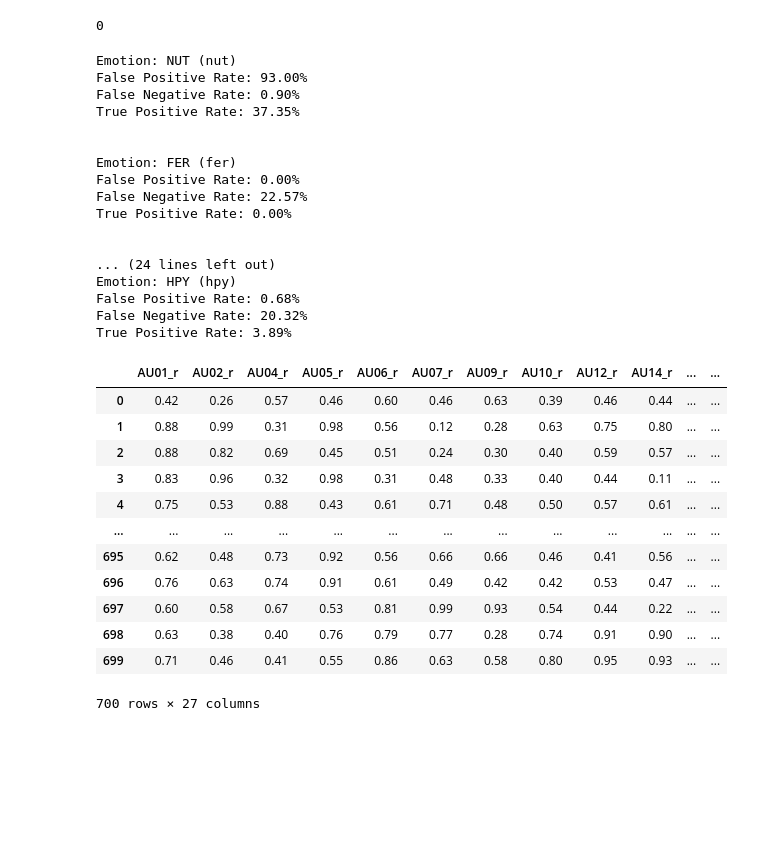
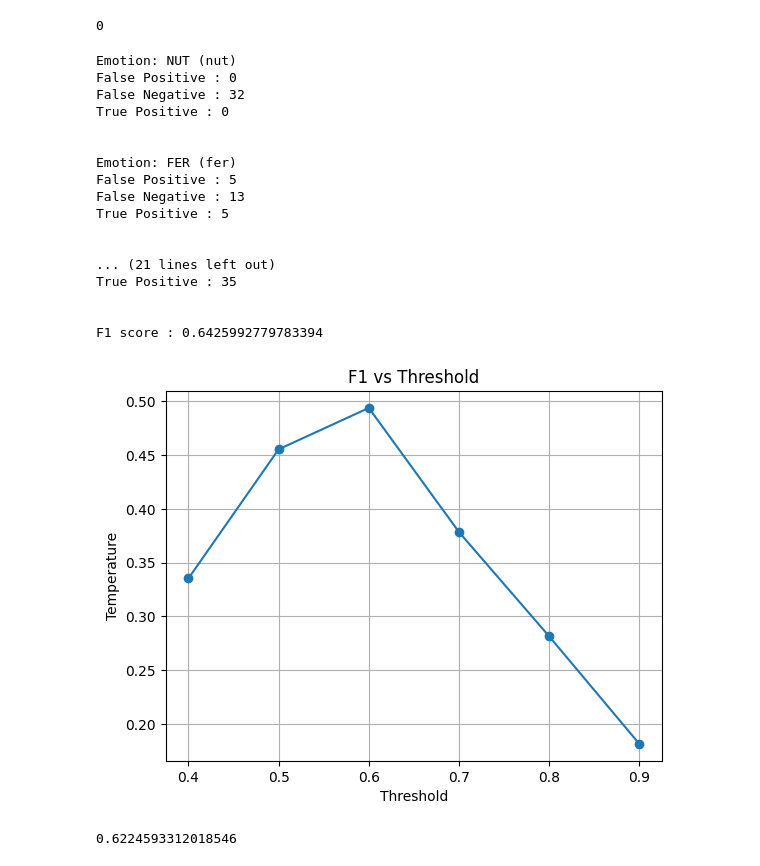
Before and after one commit to plon-Susk7/Facial-Emotion-Analysis, a Jupyter notebook: au_classification_iim.ipynb, the cells around one changed output. Saved outputs shown, nothing was run; the diff lists cells and outputs as text; code cells hidden in the pictures; blank space fills up the shorter version.

```diff
--- a/au_classification_iim.ipynb
+++ b/au_classification_iim.ipynb
@@ -206,53 +217,59 @@ def true_positive_calculator(df,emotion,facs_to_index):
             counter+=1
     return counter
 
-emotion_list = ['NUT', 'FER', 'SUR', 'ANG', 'DIS', 'SAD', 'HPY']
+TP,FP,FN = 0,0,0
+# emotion_list = ['NUT', 'FER', 'SUR', 'ANG', 'DIS', 'SAD', 'HPY']
 
+emotion_list = ['NUT', 'FER', 'SUR', 'ANG', 'SAD', 'HPY']
 for emotion in emotion_list:
     count1 = false_positive_calculator(df, emotion, facs_to_index)
     count2 = true_positive_calculator(df, emotion, facs_to_index)
     count3 = false_negative_calculator(df, emotion, facs_to_index)
 
-    false_positive_rate = count1 * 100 / 443
-    false_negative_rate = count3 * 100 / 443
-    true_positive_rate = count2 * 100 / 257
+    FP += count1
+    TP+=count2
+    FN+=count3
+
+    false_positive_rate = count1
+    false_negative_rate = count3
+    true_positive_rate = count2
 
     print(f"Emotion: {emotion} ({emotion.lower()})")
-    print(f"False Positive Rate: {false_positive_rate:.2f}%")
-    print(f"False Negative Rate: {false_negative_rate:.2f}%")
-    print(f"True Positive Rate: {true_positive_rate:.2f}%")
+    print(f"False Positive : {false_positive_rate}")
+    print(f"False Negative : {false_negative_rate}")
+    print(f"True Positive : {true_positive_rate}")
     print('\n')
+
+precision = TP/(TP+FP)
+recall = TP/(TP+FN)
+print(f"F1 score : {2*precision*recall/(precision+recall)}")
 # %% [output]
 Emotion: NUT (nut)
-False Positive Rate: 93.00%
-False Negative Rate: 0.90%
-True Positive Rate: 37.35%
+False Positive : 0
+False Negative : 32
+True Positive : 0
 
 
 Emotion: FER (fer)
-False Positive Rate: 0.00%
-False Negative Rate: 22.57%
-True Positive Rate: 0.00%
+False Positive : 5
+False Negative : 13
+True Positive : 5
 
 
-... (24 lines left out)
-Emotion: HPY (hpy)
-False Positive Rate: 0.68%
-False Negative Rate: 20.32%
-True Positive Rate: 3.89%
+... (21 lines left out)
+True Positive : 35
+
+
+F1 score : 0.6425992779783394
-# %%
-df
-# %% [output]
-|  | AU01_r | AU02_r | AU04_r | AU05_r | AU06_r | AU07_r | AU09_r | AU10_r | AU12_r | AU14_r | ... | ... |
-| 0 | 0.42 | 0.26 | 0.57 | 0.46 | 0.60 | 0.46 | 0.63 | 0.39 | 0.46 | 0.44 | ... | ... |
-| 1 | 0.88 | 0.99 | 0.31 | 0.98 | 0.56 | 0.12 | 0.28 | 0.63 | 0.75 | 0.80 | ... | ... |
-| 2 | 0.88 | 0.82 | 0.69 | 0.45 | 0.51 | 0.24 | 0.30 | 0.40 | 0.59 | 0.57 | ... | ... |
-| 3 | 0.83 | 0.96 | 0.32 | 0.98 | 0.31 | 0.48 | 0.33 | 0.40 | 0.44 | 0.11 | ... | ... |
-| 4 | 0.75 | 0.53 | 0.88 | 0.43 | 0.61 | 0.71 | 0.48 | 0.50 | 0.57 | 0.61 | ... | ... |
-| ... | ... | ... | ... | ... | ... | ... | ... | ... | ... | ... | ... | ... |
-| 695 | 0.62 | 0.48 | 0.73 | 0.92 | 0.56 | 0.66 | 0.66 | 0.46 | 0.41 | 0.56 | ... | ... |
-| 696 | 0.76 | 0.63 | 0.74 | 0.91 | 0.61 | 0.49 | 0.42 | 0.42 | 0.53 | 0.47 | ... | ... |
-| 697 | 0.60 | 0.58 | 0.67 | 0.53 | 0.81 | 0.99 | 0.93 | 0.54 | 0.44 | 0.22 | ... | ... |
-| 698 | 0.63 | 0.38 | 0.40 | 0.76 | 0.79 | 0.77 | 0.28 | 0.74 | 0.91 | 0.90 | ... | ... |
-| 699 | 0.71 | 0.46 | 0.41 | 0.55 | 0.86 | 0.63 | 0.58 | 0.80 | 0.95 | 0.93 | ... | ... |
-700 rows × 27 columns
+# %%
+temp = [0.3353846153846154,0.4553846153846154,0.49384615384615398,0.37846153846153846,0.28153846153846157,0.1815384615384615]
+threshold = [0.4,0.5,0.6,0.7,0.8,0.9]
+# %%
+plt.plot(threshold, temp, marker='o', linestyle='-')
+plt.title('F1 vs Threshold')
+plt.xlabel('Threshold')
+plt.ylabel('Temperature')
+plt.grid(True)
+plt.show()
+# %% [output]
+[figure, added]
@@ -258,0 +281,4 @@ df
+# %%
+Sigmoid(0.5)
+# %% [output]
+0.6224593312018546
```
Also changed, not shown: parts of 11 cells of this notebook, 5 other files.
